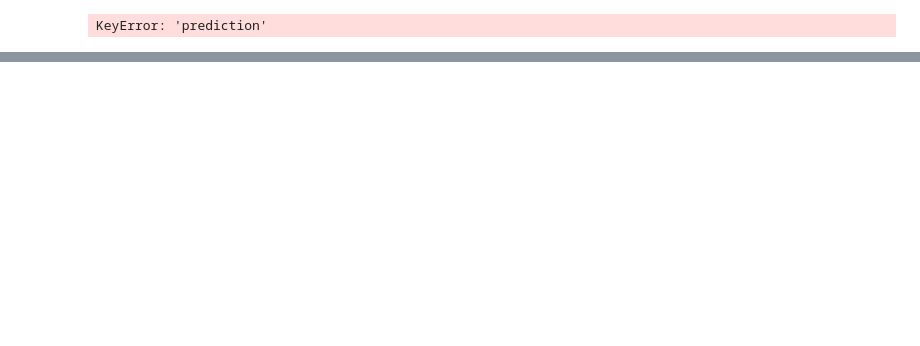
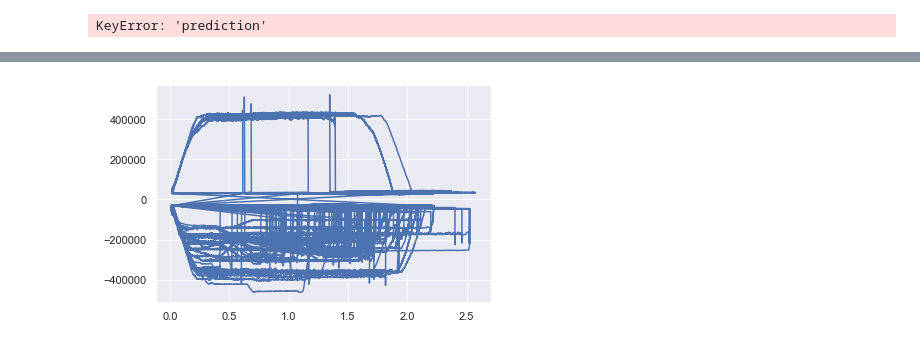
Before and after one commit to AntoineSalaun/Plasma_Mode_Classification, a Jupyter notebook: Helpers.ipynb, the cells around one changed output, grey strips where cells are left out. Saved outputs shown, nothing was run; the diff lists cells and outputs as text; code cells hidden in the pictures; blank space fills up the shorter version.

```diff
--- a/Helpers.ipynb
+++ b/Helpers.ipynb
@@ -74,0 +81,6 @@ correct_prediciton_rate(df)
+# %%
+
+plt.plot(df['time'], df['IP'])
+plt.show()
+# %% [output]
+[figure, added]
```
Also changed, not shown: parts of 5 cells of this notebook.
